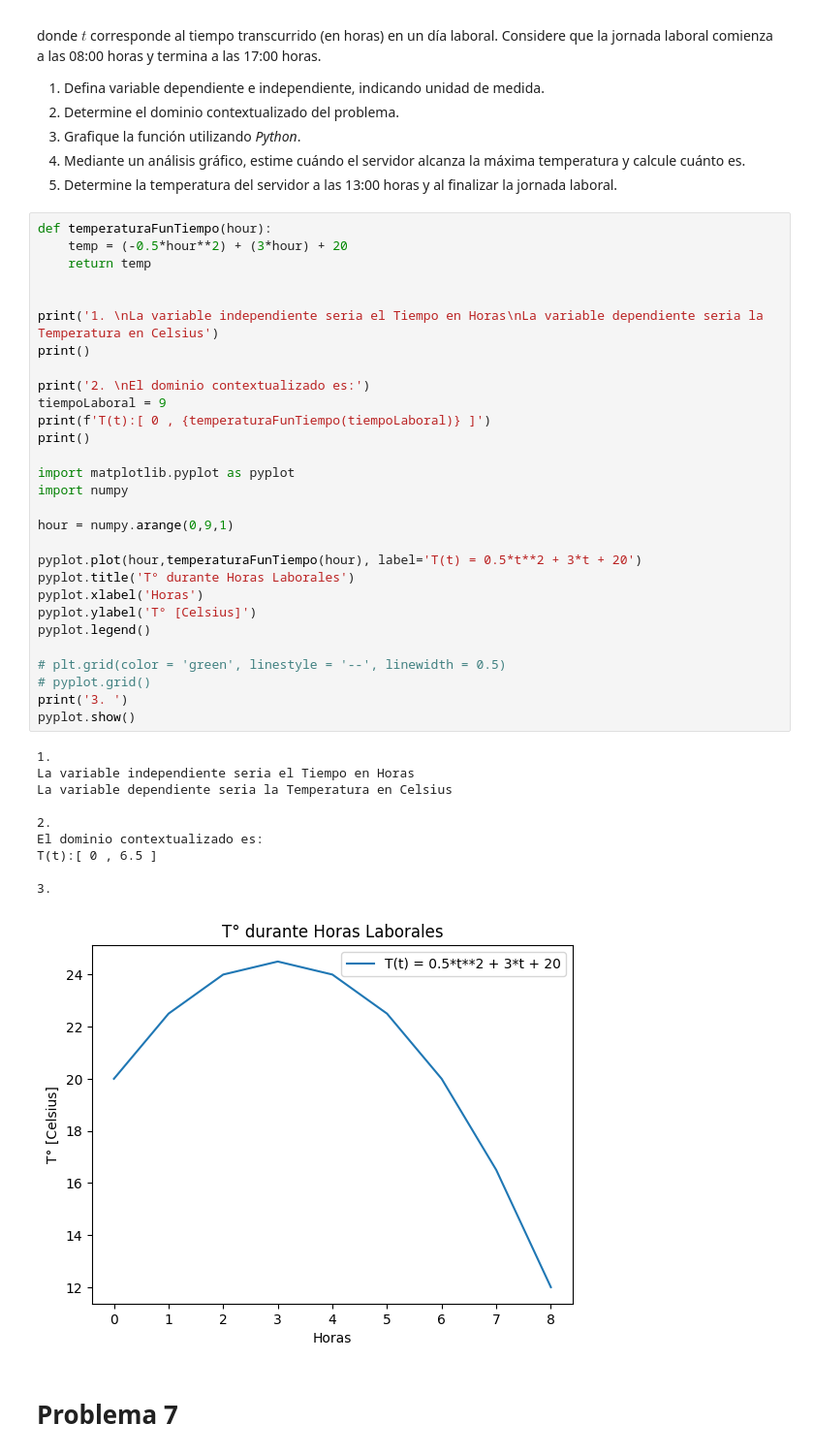
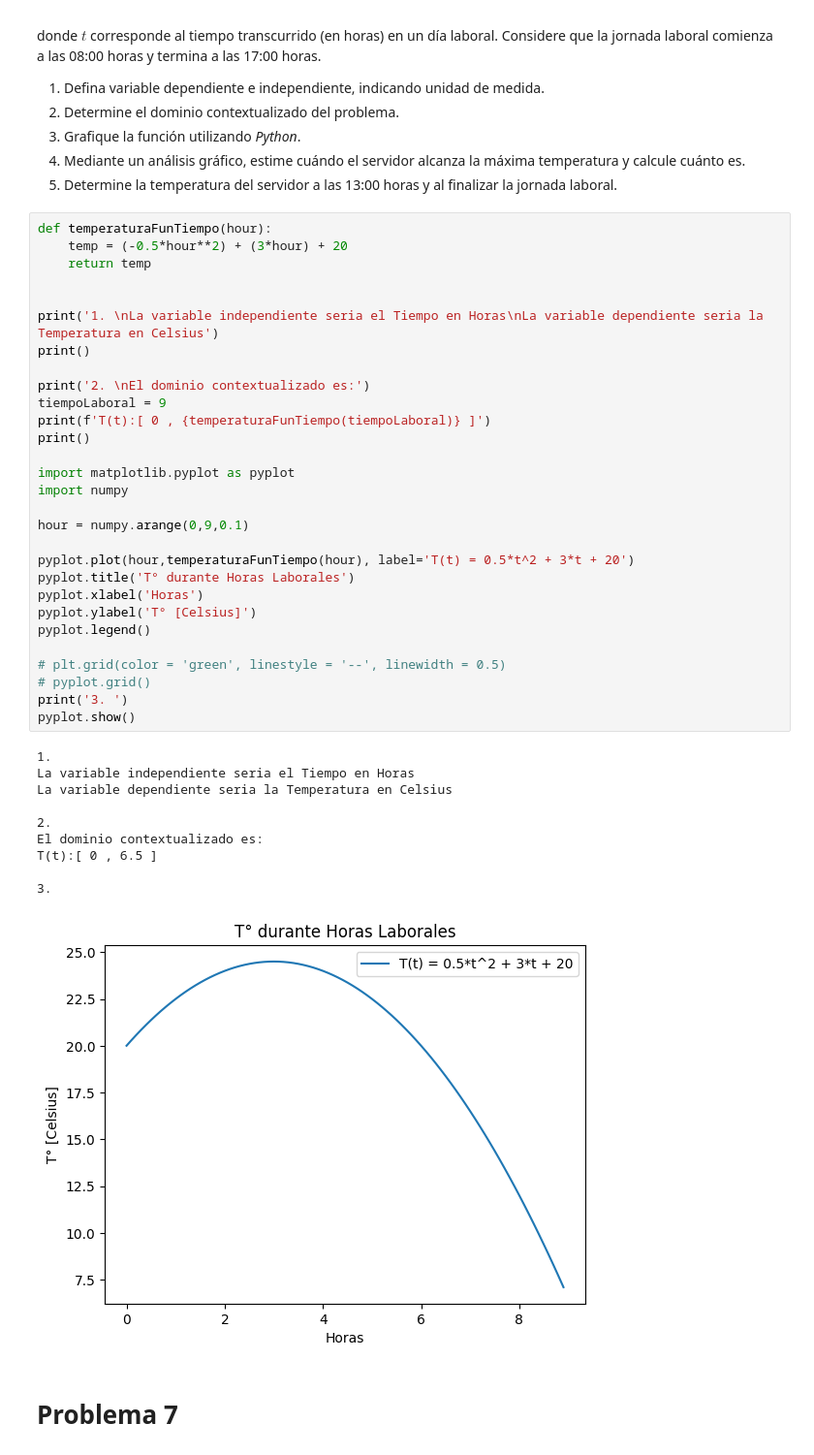
Before and after one commit to Gaboemi-Duoc/Ejercicios-DuocUC, a Jupyter notebook: Semestre 2/Matematicas Aplicadas/G1_Funciones.ipynb, the cells around one changed output. Shown at 97% size. Cells and saved outputs as stored; diff of their text form.

```diff
--- a/Semestre 2/Matematicas Aplicadas/G1_Funciones.ipynb
+++ b/Semestre 2/Matematicas Aplicadas/G1_Funciones.ipynb
@@ -251,36 +251,36 @@ print('1. \nLa variable independiente seria el Tiempo en Horas\nLa variable depe
 print()
 
 print('2. \nEl dominio contextualizado es:')
 tiempoLaboral = 9
 print(f'T(t):[ 0 , {temperaturaFunTiempo(tiempoLaboral)} ]')
 print()
 
 import matplotlib.pyplot as pyplot
 import numpy
 
-hour = numpy.arange(0,9,1)
+hour = numpy.arange(0,9,0.1)
 
-pyplot.plot(hour,temperaturaFunTiempo(hour), label='T(t) = 0.5*t**2 + 3*t + 20')
+pyplot.plot(hour,temperaturaFunTiempo(hour), label='T(t) = 0.5*t^2 + 3*t + 20')
 pyplot.title('T° durante Horas Laborales')
 pyplot.xlabel('Horas')
 pyplot.ylabel('T° [Celsius]')
 pyplot.legend()
 
 # plt.grid(color = 'green', linestyle = '--', linewidth = 0.5)
 # pyplot.grid()
 print('3. ')
 pyplot.show()
 # %% [output]
 1.
 La variable independiente seria el Tiempo en Horas
 La variable dependiente seria la Temperatura en Celsius
 
 2.
 El dominio contextualizado es:
 T(t):[ 0 , 6.5 ]
 
 3.
-[figure, old version]
+[figure, new version]
 # %% [markdown]
 # Problema 7
 # %% [markdown]
```
Also changed, not shown: 4 other files.
